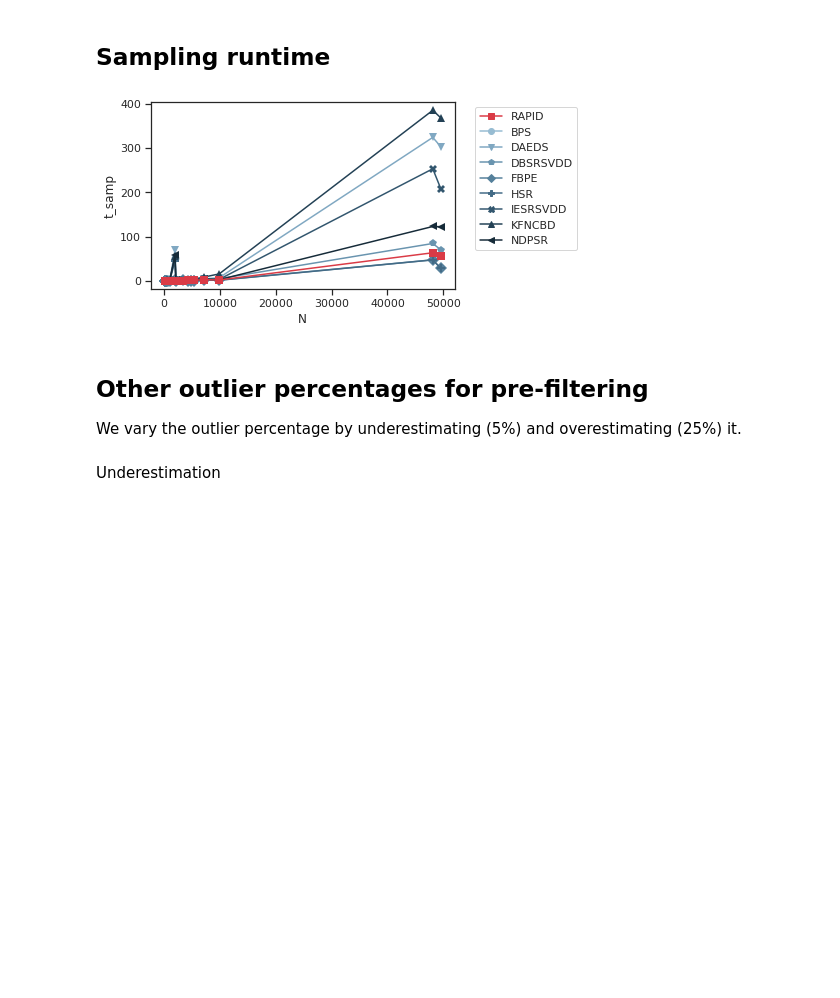
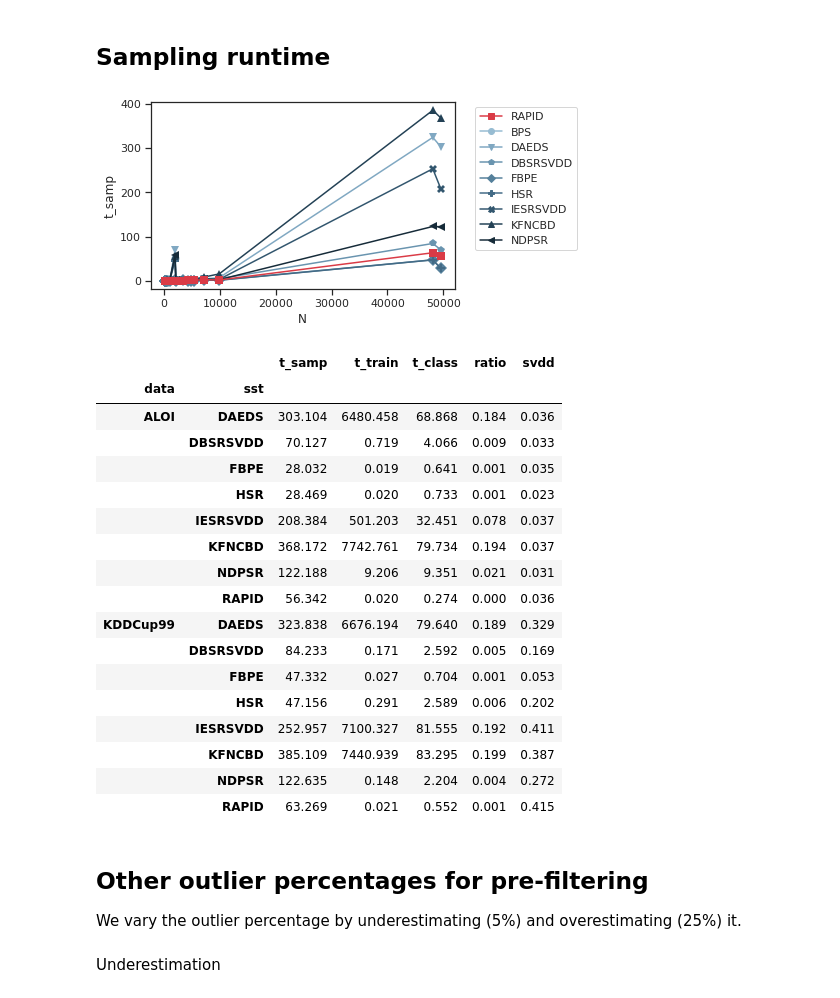
Before and after one commit to englhardt/ocs-evaluation, a Jupyter notebook: notebooks/eval_dami.ipynb, the cells around one changed output. Cells and saved outputs as stored; diff of their text form; code cells hidden in the pictures; blank space fills up the shorter version.

Commit message:
Update dami notebook.

```diff
--- a/notebooks/eval_dami.ipynb
+++ b/notebooks/eval_dami.ipynb
@@ -377,34 +377,34 @@ target_svdd_result_ours = 'svdd_reinit_ROT_C1_mcc'
 # %%
 d_plot = []
 for s in competitors_sst:
-    x = target_df.query('sst == @s and ss_threshold_strat in ["None", @target_threshold_strat]').groupby(['sst', 'ss', 'data_set_name']).median()[['sample_ratio', target_svdd_result, 'pwc_mcc', 'time_sampling']].reset_index()
-    x.columns = ['sst', 'ss', 'data', 'ratio', 'svdd', 'pwc', 't_samp']
+    x = target_df.query('sst == @s and ss_threshold_strat in ["None", @target_threshold_strat]').groupby(['sst', 'ss', 'data_set_name']).median()[['sample_ratio', target_svdd_result, 'pwc_mcc', 'time_sampling', target_svdd_result.replace('mcc', 'time_train'), target_svdd_result.replace('mcc', 'time_pred')]].reset_index()
+    x.columns = ['sst', 'ss', 'data', 'ratio', 'svdd', 'pwc', 't_samp', 't_train', 't_class']
     d_plot.append(x)
 
 for s in competitors_sst_pp:
-    x = target_df.query('sst == @s and ss_threshold_strat in ["None", @target_threshold_strat]').groupby(['sst', 'ss', 'data_set_name']).median()[['sample_ratio', target_svdd_result_pp, 'pwc_mcc', 'time_sampling']].reset_index()
-    x.columns = ['sst', 'ss', 'data', 'ratio', 'svdd', 'pwc', 't_samp']
+    x = target_df.query('sst == @s and ss_threshold_strat in ["None", @target_threshold_strat]').groupby(['sst', 'ss', 'data_set_name']).median()[['sample_ratio', target_svdd_result_pp, 'pwc_mcc', 'time_sampling', target_svdd_result.replace('mcc', 'time_train'), target_svdd_result.replace('mcc', 'time_pred')]].reset_index()
+    x.columns = ['sst', 'ss', 'data', 'ratio', 'svdd', 'pwc', 't_samp', 't_train', 't_class']
     d_plot.append(x)
 
 for s in ['Rand']:
-    x = df_success.query('sst == @s and ss_threshold_strat in ["None", @target_threshold_strat]').groupby(['sst', 'ss', 'data_set_name']).median()[['sample_ratio', target_svdd_result_baseline, 'pwc_mcc', 'time_sampling']].reset_index()
-    x.columns = ['sst', 'ss', 'data', 'ratio', 'svdd', 'pwc', 't_samp']
+    x = df_success.query('sst == @s and ss_threshold_strat in ["None", @target_threshold_strat]').groupby(['sst', 'ss', 'data_set_name']).median()[['sample_ratio', target_svdd_result_baseline, 'pwc_mcc', 'time_sampling', target_svdd_result.replace('mcc', 'time_train'), target_svdd_result.replace('mcc', 'time_pred')]].reset_index()
+    x.columns = ['sst', 'ss', 'data', 'ratio', 'svdd', 'pwc', 't_samp', 't_train', 't_class']
     d_plot.append(x)
 
 for s in ['Rand(1.0)']:
-    x = df_success.query('ss == @s and scenario == "dami_baseline_gt" and ss_threshold_strat in ["None", @target_threshold_strat]').groupby(['sst', 'ss', 'data_set_name']).median()[['sample_ratio', target_svdd_result_baseline_full, 'pwc_mcc', 'time_sampling']].reset_index()
-    x.columns = ['sst', 'ss', 'data', 'ratio', 'svdd', 'pwc', 't_samp']
+    x = df_success.query('ss == @s and scenario == "dami_baseline_gt" and ss_threshold_strat in ["None", @target_threshold_strat]').groupby(['sst', 'ss', 'data_set_name']).median()[['sample_ratio', target_svdd_result_baseline_full, 'pwc_mcc', 'time_sampling', target_svdd_result.replace('mcc', 'time_train'), target_svdd_result.replace('mcc', 'time_pred')]].reset_index()
+    x.columns = ['sst', 'ss', 'data', 'ratio', 'svdd', 'pwc', 't_samp', 't_train', 't_class']
     x.ss = 'Full'
     d_plot.append(x)
 
 for s in ['HDS']:
-    x = df_success.query('sst == @s and scenario == "dami_baseline_prefiltering"').groupby(['sst', 'ss', 'data_set_name']).median()[['sample_ratio', target_svdd_result_pp, 'pwc_mcc', 'time_sampling']].reset_index()
-    x.columns = ['sst', 'ss', 'data', 'ratio', 'svdd', 'pwc', 't_samp']
+    x = df_success.query('sst == @s and scenario == "dami_baseline_prefiltering"').groupby(['sst', 'ss', 'data_set_name']).median()[['sample_ratio', target_svdd_result_pp, 'pwc_mcc', 'time_sampling', target_svdd_result.replace('mcc', 'time_train'), target_svdd_result.replace('mcc', 'time_pred')]].reset_index()
+    x.columns = ['sst', 'ss', 'data', 'ratio', 'svdd', 'pwc', 't_samp', 't_train', 't_class']
     d_plot.append(x)
 
 for s in our_methods:
-    x = target_df.query('ss == @s').groupby(['sst', 'ss', 'data_set_name']).median()[['sample_ratio', target_svdd_result_ours, 'pwc_mcc', 'time_sampling']].reset_index()
-    x.columns = ['sst', 'ss', 'data', 'ratio', 'svdd', 'pwc', 't_samp']
+    x = target_df.query('ss == @s').groupby(['sst', 'ss', 'data_set_name']).median()[['sample_ratio', target_svdd_result_ours, 'pwc_mcc', 'time_sampling', target_svdd_result.replace('mcc', 'time_train'), target_svdd_result.replace('mcc', 'time_pred')]].reset_index()
+    x.columns = ['sst', 'ss', 'data', 'ratio', 'svdd', 'pwc', 't_samp', 't_train', 't_class']
     d_plot.append(x)
 
 d_plot = pd.concat(d_plot).set_index('data')
@@ -490,7 +490,7 @@ kwargs = {'hue': 'sst', 'hue_order': hue_order, 'err_style': None, 'legend': Non
 kwargs_leg = {**kwargs, 'legend': 'full'}
 sns.set(style="ticks", font_scale=1.0, rc={'figure.figsize':(7, 3.5)})
 # %%
-x = d_plot.query('sst in @competitors_sst_pp or sst == @OUR_METHOD_NAME').copy()
+x = d_plot.query('sst in @competitors_sst_pp or sst == @OUR_METHOD_NAME').groupby(['sst', 'data']).median().reset_index()
 x.sst = x.sst.str.replace('PP_', '')
 f = sns.lineplot(data=x, x='N', y='t_samp', **kwargs_leg)
 f.axes.legend()
@@ -503,6 +503,29 @@ plt.savefig(os.path.join(PLOT_PATH, f"eval_sampling_runtime.pdf"))
 plt.savefig(os.path.join(PLOT_PATH, f"eval_sampling_runtime.png"), dpi=300)
 # %% [output]
 [figure]
+# %%
+y = x.query('N > 20000').sort_values('data')[['sst', 'data', 't_samp', 't_train', 't_class', 'ratio', 'svdd']].set_index(['data', 'sst'])
+y.round(3)
+#print(y.round(3).to_latex())
+# %% [output]
+|  |  | t_samp | t_train | t_class | ratio | svdd |
+| data | sst |  |  |  |  |  |
+| ALOI | DAEDS | 303.104 | 6480.458 | 68.868 | 0.184 | 0.036 |
+|  | DBSRSVDD | 70.127 | 0.719 | 4.066 | 0.009 | 0.033 |
+|  | FBPE | 28.032 | 0.019 | 0.641 | 0.001 | 0.035 |
+|  | HSR | 28.469 | 0.020 | 0.733 | 0.001 | 0.023 |
+|  | IESRSVDD | 208.384 | 501.203 | 32.451 | 0.078 | 0.037 |
+|  | KFNCBD | 368.172 | 7742.761 | 79.734 | 0.194 | 0.037 |
+|  | NDPSR | 122.188 | 9.206 | 9.351 | 0.021 | 0.031 |
+|  | RAPID | 56.342 | 0.020 | 0.274 | 0.000 | 0.036 |
+| KDDCup99 | DAEDS | 323.838 | 6676.194 | 79.640 | 0.189 | 0.329 |
+|  | DBSRSVDD | 84.233 | 0.171 | 2.592 | 0.005 | 0.169 |
+|  | FBPE | 47.332 | 0.027 | 0.704 | 0.001 | 0.053 |
+|  | HSR | 47.156 | 0.291 | 2.589 | 0.006 | 0.202 |
+|  | IESRSVDD | 252.957 | 7100.327 | 81.555 | 0.192 | 0.411 |
+|  | KFNCBD | 385.109 | 7440.939 | 83.295 | 0.199 | 0.387 |
+|  | NDPSR | 122.635 | 0.148 | 2.204 | 0.004 | 0.272 |
+|  | RAPID | 63.269 | 0.021 | 0.552 | 0.001 | 0.415 |
 # %% [markdown]
 ## Other outlier percentages for pre-filtering
 
```
